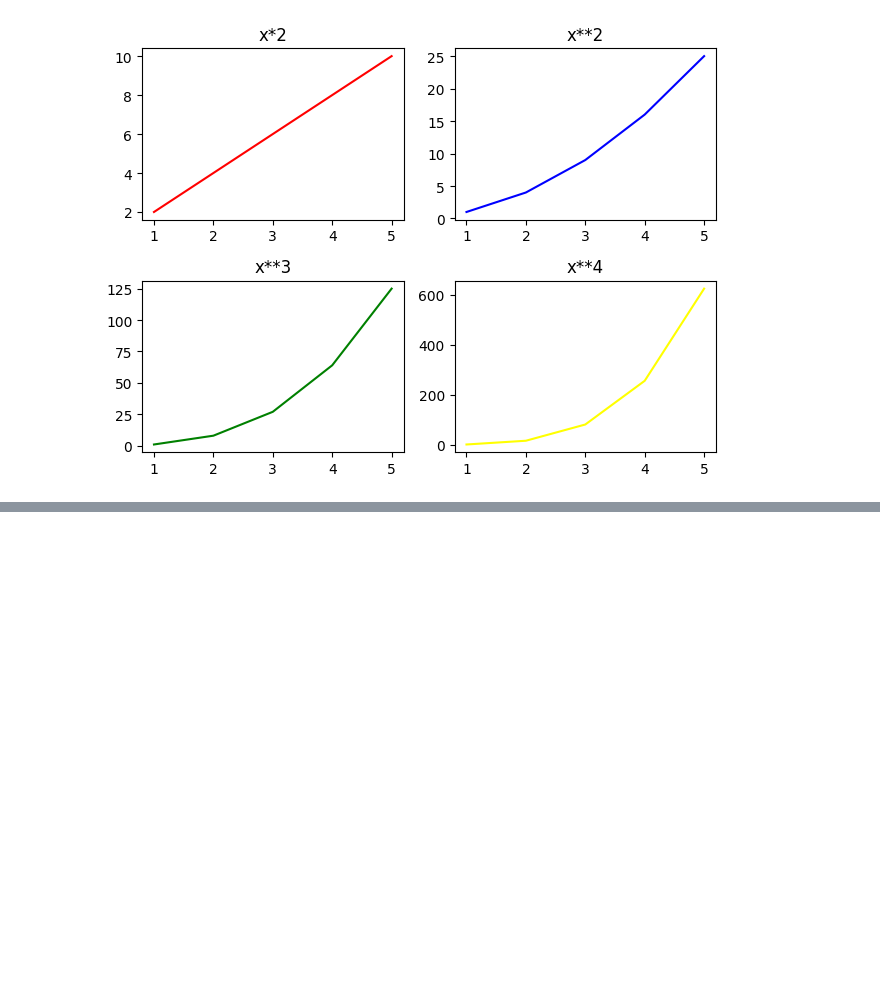
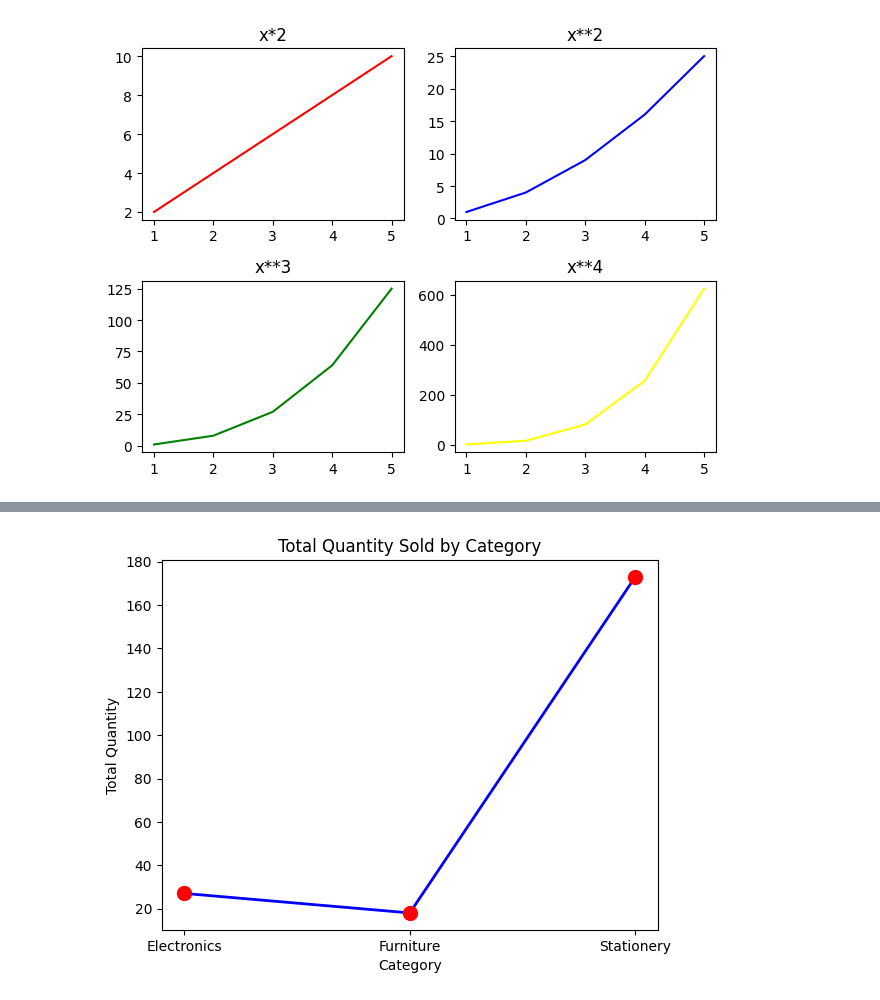
Before and after one commit to Subinkvs/Matplolib_Simplified, a Jupyter notebook: Juypter_matplotlib.ipynb, the cells around one changed output, grey strips where cells are left out. Saved outputs shown, nothing was run; the diff lists cells and outputs as text; code cells hidden in the pictures; blank space fills up the shorter version.

```diff
--- a/Juypter_matplotlib.ipynb
+++ b/Juypter_matplotlib.ipynb
@@ -145,3 +145,21 @@ plt.tight_layout()
 plt.show()
 # %% [output]
 [figure]
+# %%
+import matplotlib.pyplot as plt
+import pandas as pd
+
+df = pd.read_csv('orders.csv')
+print(df.to_string())
+
+
+line_style = dict(marker='o',
+         markersize=10,
+         markerfacecolor='Red',
+         markeredgecolor='Red',
+         linestyle='solid',
+         linewidth=2,
+         color='Blue')
+
+category_quantity = df.groupby('Category')['Quantity'].sum()
+print(category_quantity)
@@ -147,0 +184,11 @@ plt.show()
+# %%
+# ---------- (1) Line Chart ----------
+plt.plot(category_quantity.index, category_quantity.values, **line_style)
+
+plt.title('Total Quantity Sold by Category')
+plt.xlabel('Category')
+plt.ylabel('Total Quantity')
+
+plt.show()
+# %% [output]
+[figure, added]
```
Also changed, not shown: parts of 3 cells of this notebook, 1 other file.
